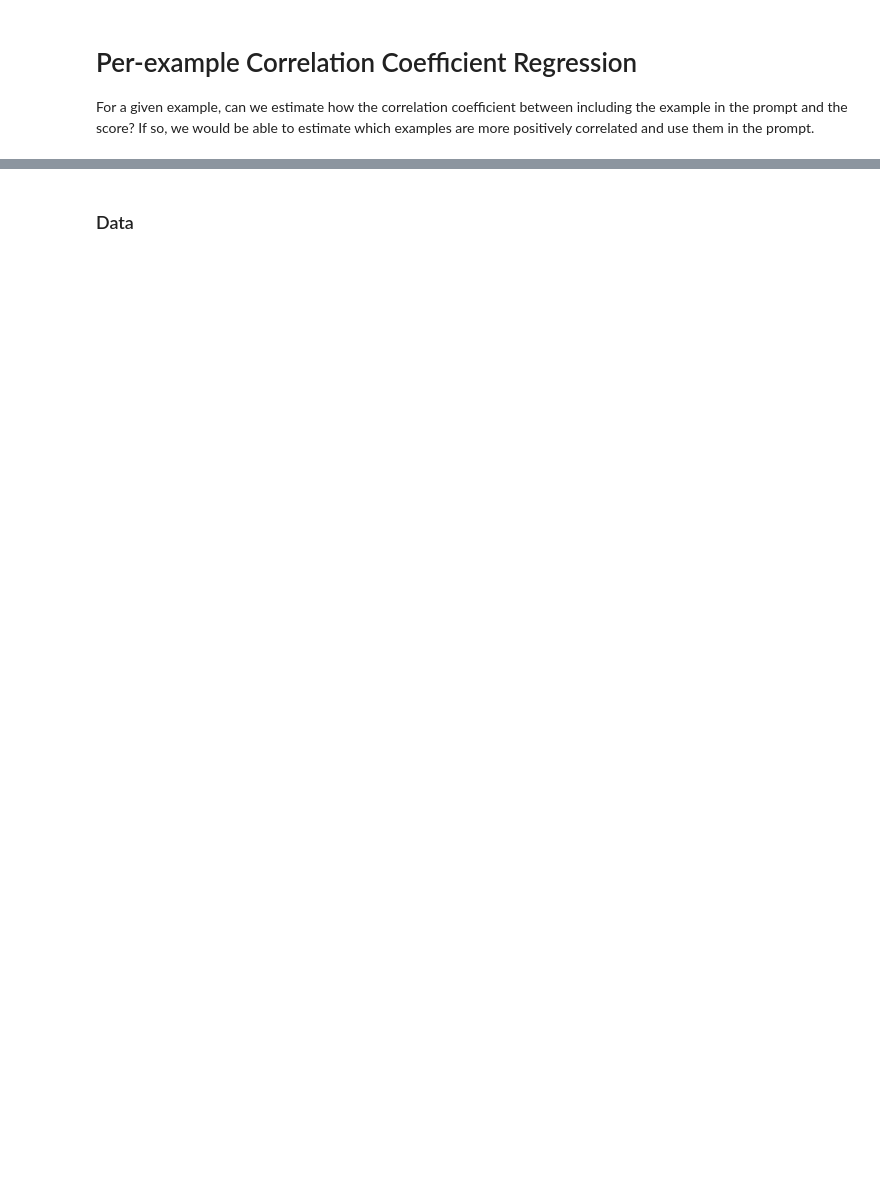
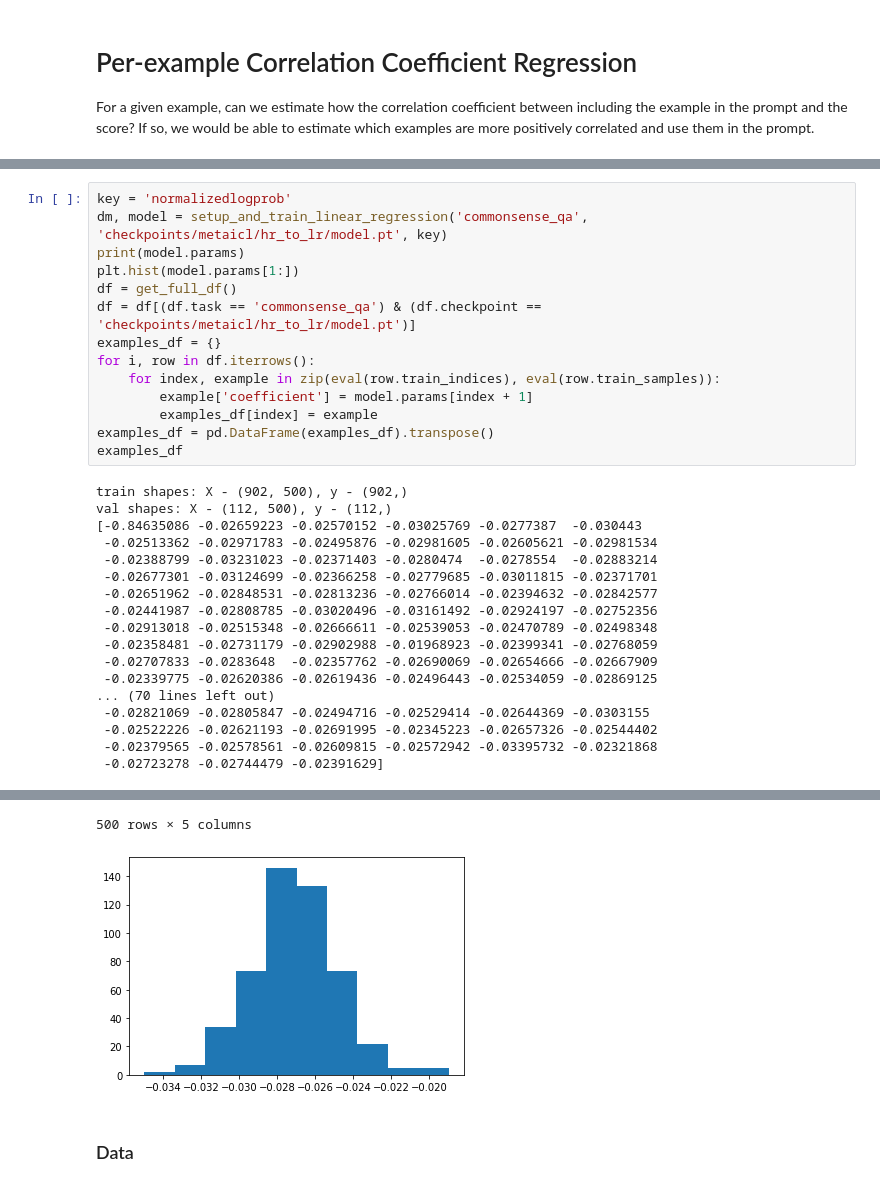
Before and after one commit to dmcinerney/MetaICL, a Jupyter notebook: prompt_result_regression-Copy4.ipynb, the cells around one changed output, grey strips where cells are left out. Saved outputs shown, nothing was run; the diff lists cells and outputs as text; blank space fills up the shorter version.

```diff
--- a/prompt_result_regression-Copy4.ipynb
+++ b/prompt_result_regression-Copy4.ipynb
@@ -443,0 +504,32 @@ examples_df
+# %%
+key = 'normalizedlogprob'
+dm, model = setup_and_train_linear_regression('commonsense_qa', 'checkpoints/metaicl/hr_to_lr/model.pt', key)
+print(model.params)
+plt.hist(model.params[1:])
+df = get_full_df()
+df = df[(df.task == 'commonsense_qa') & (df.checkpoint == 'checkpoints/metaicl/hr_to_lr/model.pt')]
+examples_df = {}
+for i, row in df.iterrows():
+    for index, example in zip(eval(row.train_indices), eval(row.train_samples)):
+        example['coefficient'] = model.params[index + 1]
+        examples_df[index] = example
+examples_df = pd.DataFrame(examples_df).transpose()
+examples_df
+# %% [output]
+train shapes: X - (902, 500), y - (902,)
+val shapes: X - (112, 500), y - (112,)
+[-0.84635086 -0.02659223 -0.02570152 -0.03025769 -0.0277387  -0.030443
+ -0.02513362 -0.02971783 -0.02495876 -0.02981605 -0.02605621 -0.02981534
+ -0.02388799 -0.03231023 -0.02371403 -0.0280474  -0.0278554  -0.02883214
+ -0.02677301 -0.03124699 -0.02366258 -0.02779685 -0.03011815 -0.02371701
+ -0.02651962 -0.02848531 -0.02813236 -0.02766014 -0.02394632 -0.02842577
+ -0.02441987 -0.02808785 -0.03020496 -0.03161492 -0.02924197 -0.02752356
+ -0.02913018 -0.02515348 -0.02666611 -0.02539053 -0.02470789 -0.02498348
+ -0.02358481 -0.02731179 -0.02902988 -0.01968923 -0.02399341 -0.02768059
+ -0.02707833 -0.0283648  -0.02357762 -0.02690069 -0.02654666 -0.02667909
+ -0.02339775 -0.02620386 -0.02619436 -0.02496443 -0.02534059 -0.02869125
+... (70 lines left out)
+ -0.02821069 -0.02805847 -0.02494716 -0.02529414 -0.02644369 -0.0303155
+ -0.02522226 -0.02621193 -0.02691995 -0.02345223 -0.02657326 -0.02544402
+ -0.02379565 -0.02578561 -0.02609815 -0.02572942 -0.03395732 -0.02321868
+ -0.02723278 -0.02744479 -0.02391629]
@@ -444,2 +548,4 @@ examples_df
+500 rows × 5 columns
+[figure, added]
 # %% [markdown]
 ### Data
```
Also changed, not shown: parts of 5 cells of this notebook.
